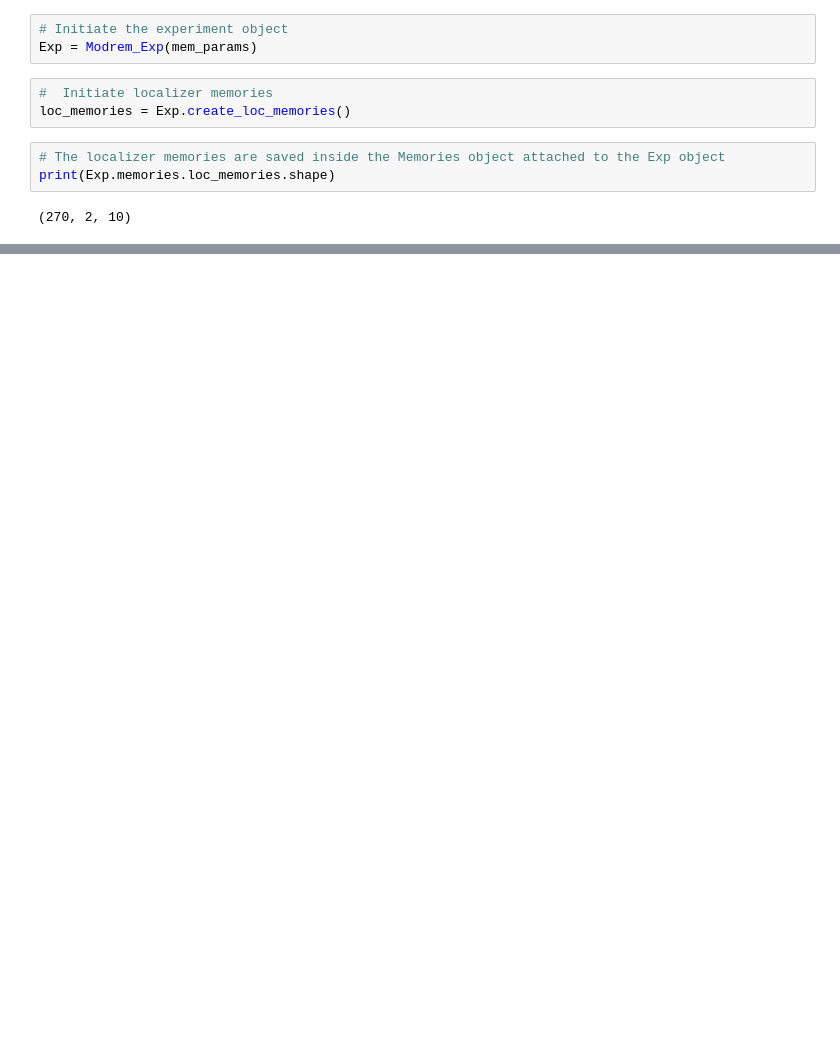
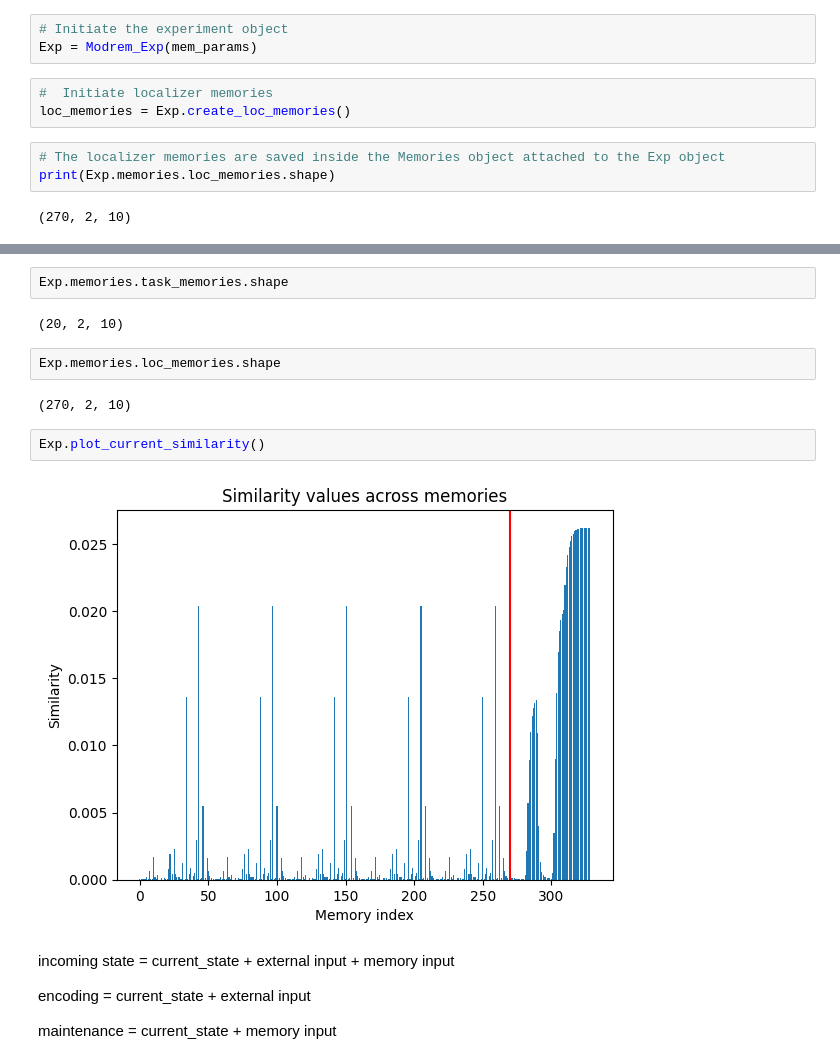
Before and after one commit to edjyleung/modrem, a Jupyter notebook: run_modrem.ipynb, the cells around one changed output, grey strips where cells are left out. Drawn from its saved outputs; the diff is of its cells as text; blank space fills up the shorter version.

```diff
--- a/run_modrem.ipynb
+++ b/run_modrem.ipynb
@@ -84,0 +113,18 @@ for name, code in representations.items():
+# %%
+Exp.memories.task_memories.shape
+# %% [output]
+(20, 2, 10)
+# %%
+Exp.memories.loc_memories.shape
+# %% [output]
+(270, 2, 10)
+# %%
+Exp.plot_current_similarity()
+# %% [output]
+[figure, added]
+# %% [markdown]
+incoming state = current_state + external input + memory input
+
+encoding = current_state + external input
+
+maintenance = current_state + memory input
```
Also changed, not shown: parts of 13 cells of this notebook, 1 other file.
